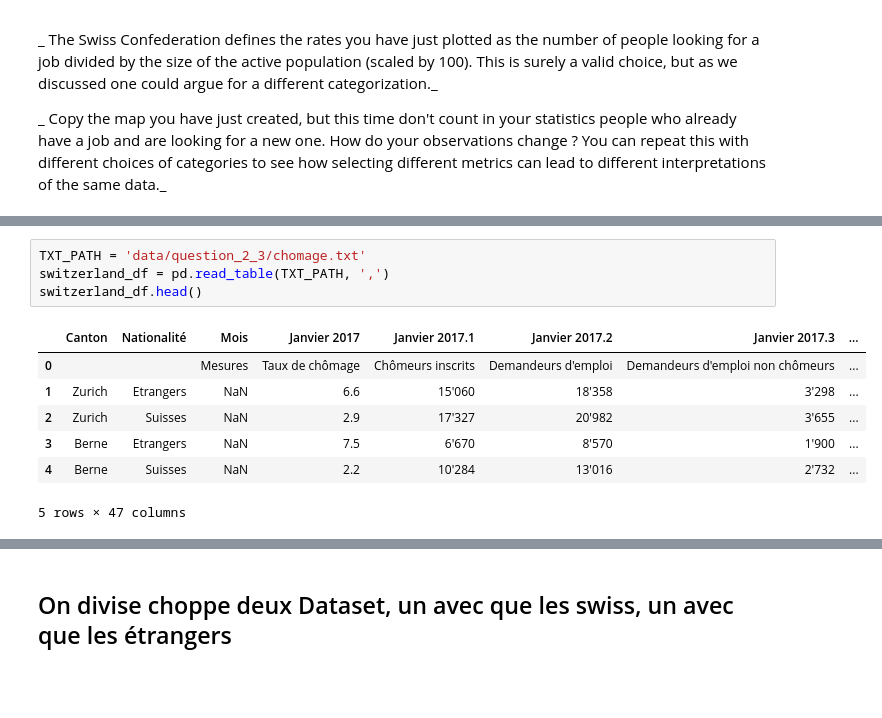
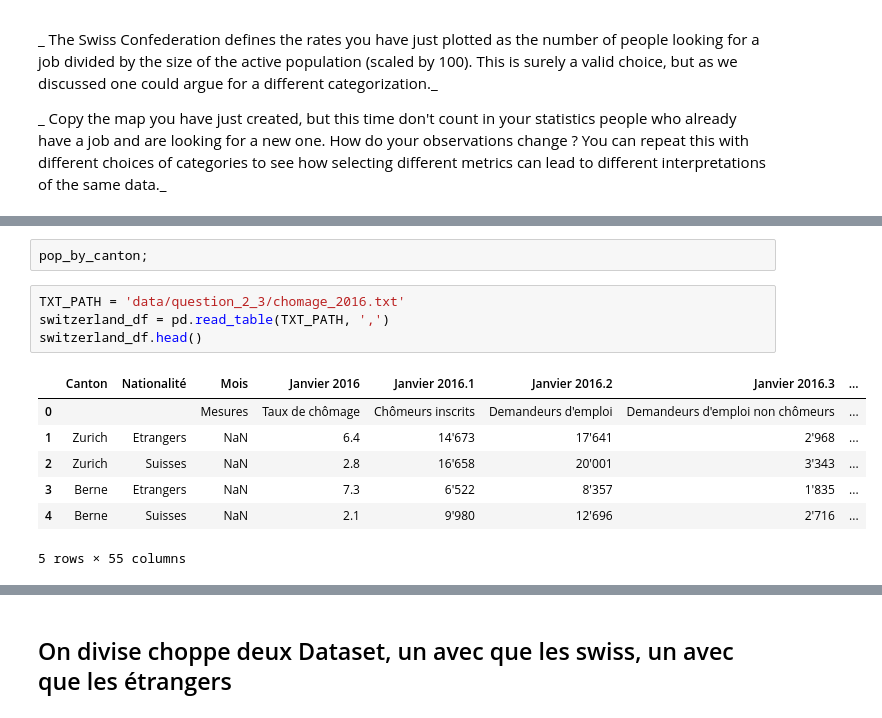
Before and after one commit to julied20/ada-2017, a Jupyter notebook: Homeworks/Homework03/Homework03-Julie.ipynb, the cells around one changed output, grey strips where cells are left out. Cells and saved outputs as stored; diff of their text form; blank space fills up the shorter version.

```diff
--- a/Homeworks/Homework03/Homework03-Julie.ipynb
+++ b/Homeworks/Homework03/Homework03-Julie.ipynb
@@ -148,15 +160,17 @@ del cantons_ID[-1] # Remove the last element which is not a canton
+# %%
+pop_by_canton;
 # %%
-TXT_PATH = 'data/question_2_3/chomage.txt'
+TXT_PATH = 'data/question_2_3/chomage_2016.txt'
 switzerland_df = pd.read_table(TXT_PATH, ',')
 switzerland_df.head()
 # %% [output]
-|  | Canton | Nationalité | Mois | Janvier 2017 | Janvier 2017.1 | Janvier 2017.2 | Janvier 2017.3 | ... |
+|  | Canton | Nationalité | Mois | Janvier 2016 | Janvier 2016.1 | Janvier 2016.2 | Janvier 2016.3 | ... |
 | 0 |  |  | Mesures | Taux de chômage | Chômeurs inscrits | Demandeurs d'emploi | Demandeurs d'emploi non chômeurs | ... |
-| 1 | Zurich | Etrangers | NaN | 6.6 | 15'060 | 18'358 | 3'298 | ... |
-| 2 | Zurich | Suisses | NaN | 2.9 | 17'327 | 20'982 | 3'655 | ... |
-| 3 | Berne | Etrangers | NaN | 7.5 | 6'670 | 8'570 | 1'900 | ... |
-| 4 | Berne | Suisses | NaN | 2.2 | 10'284 | 13'016 | 2'732 | ... |
+| 1 | Zurich | Etrangers | NaN | 6.4 | 14'673 | 17'641 | 2'968 | ... |
+| 2 | Zurich | Suisses | NaN | 2.8 | 16'658 | 20'001 | 3'343 | ... |
+| 3 | Berne | Etrangers | NaN | 7.3 | 6'522 | 8'357 | 1'835 | ... |
+| 4 | Berne | Suisses | NaN | 2.1 | 9'980 | 12'696 | 2'716 | ... |
-5 rows × 47 columns
+5 rows × 55 columns
 # %%
 # Cleaning
 switzerland_df = switzerland_df.drop('Mois', 1)
```
Also changed, not shown: parts of 5 cells of this notebook, 1 other file.
